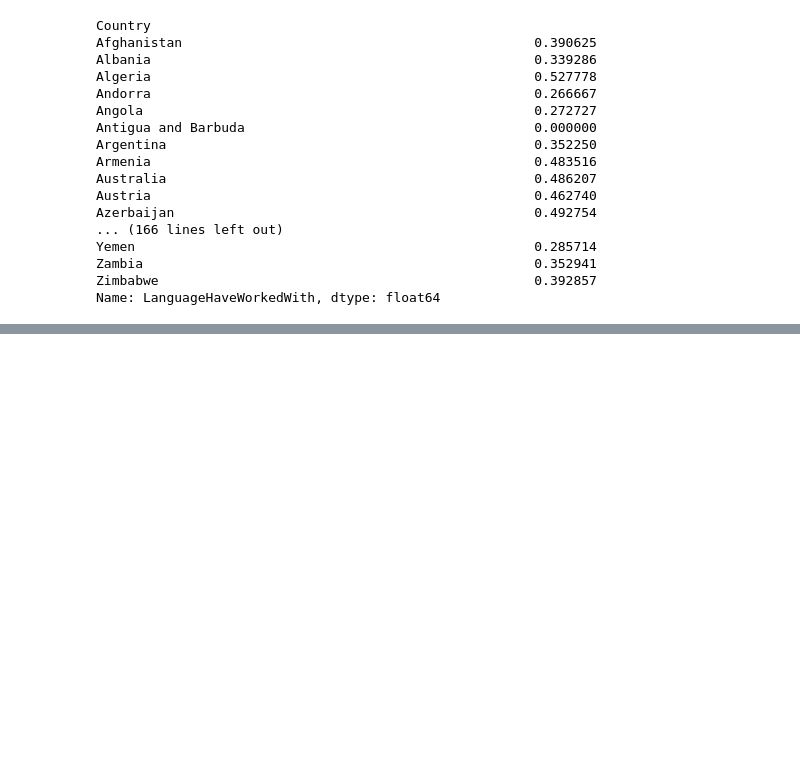
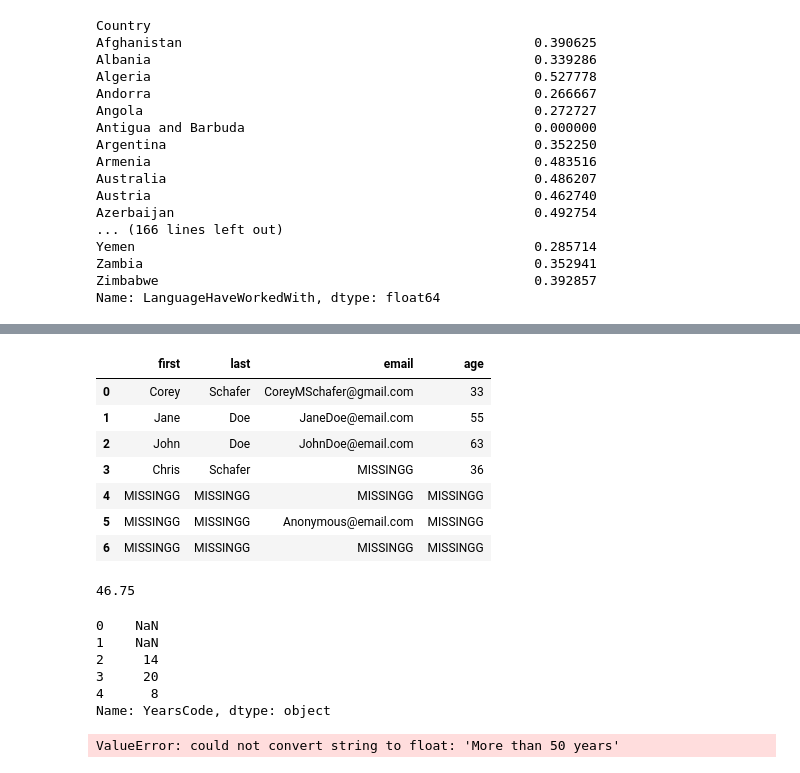
Before and after one commit to muhammadawa242/Machine-Learning-Tutorials-and-other-stuff, a Jupyter notebook: chafer/chafer.ipynb, the cells around one changed output, grey strips where cells are left out. Cells and saved outputs as stored; diff of their text form; code cells hidden in the pictures; blank space fills up the shorter version.

```diff
--- a/chafer/chafer.ipynb
+++ b/chafer/chafer.ipynb
@@ -651,0 +729,11 @@ Name: LanguageHaveWorkedWith, dtype: float64
+# %%
+df2.fillna('MISSINGG', inplace=False)
+# %% [output]
+|  | first | last | email | age |
+| 0 | Corey | Schafer | CoreyMSchafer@gmail.com | 33 |
+| 1 | Jane | Doe | JaneDoe@email.com | 55 |
+| 2 | John | Doe | JohnDoe@email.com | 63 |
+| 3 | Chris | Schafer | MISSINGG | 36 |
+| 4 | MISSINGG | MISSINGG | MISSINGG | MISSINGG |
+| 5 | MISSINGG | MISSINGG | Anonymous@email.com | MISSINGG |
+| 6 | MISSINGG | MISSINGG | MISSINGG | MISSINGG |
@@ -651,0 +742,4 @@ Name: LanguageHaveWorkedWith, dtype: float64
+# %%
+df2['age'].mean()
+# %% [output]
+46.75
@@ -651,0 +750,13 @@ Name: LanguageHaveWorkedWith, dtype: float64
+# %%
+df['YearsCode'].head()
+# %% [output]
+0    NaN
+1    NaN
+2     14
+3     20
+4      8
+Name: YearsCode, dtype: object
+# %%
+df['YearsCode'] = df['YearsCode'].astype(float)
+# %% [output]
+ValueError: could not convert string to float: 'More than 50 years'
```
Also changed, not shown: parts of 20 cells of this notebook, 1 other file.
